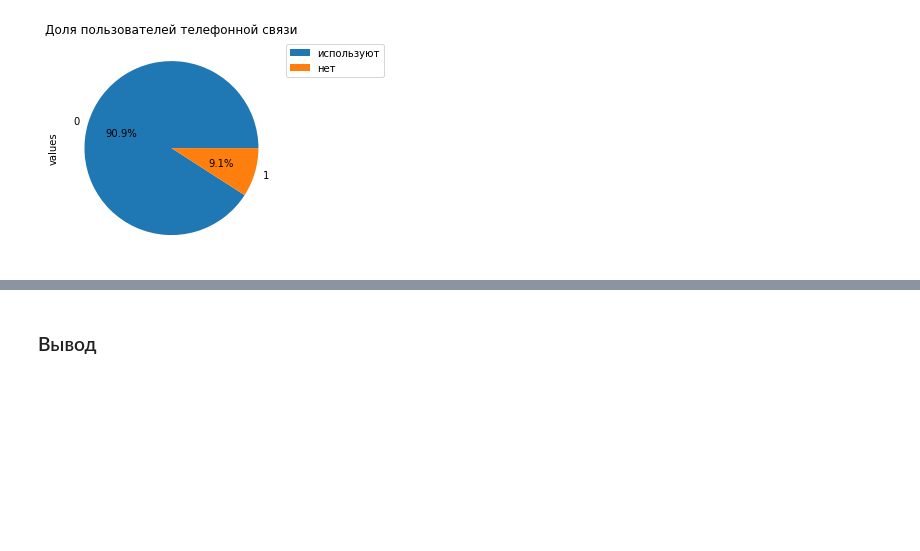
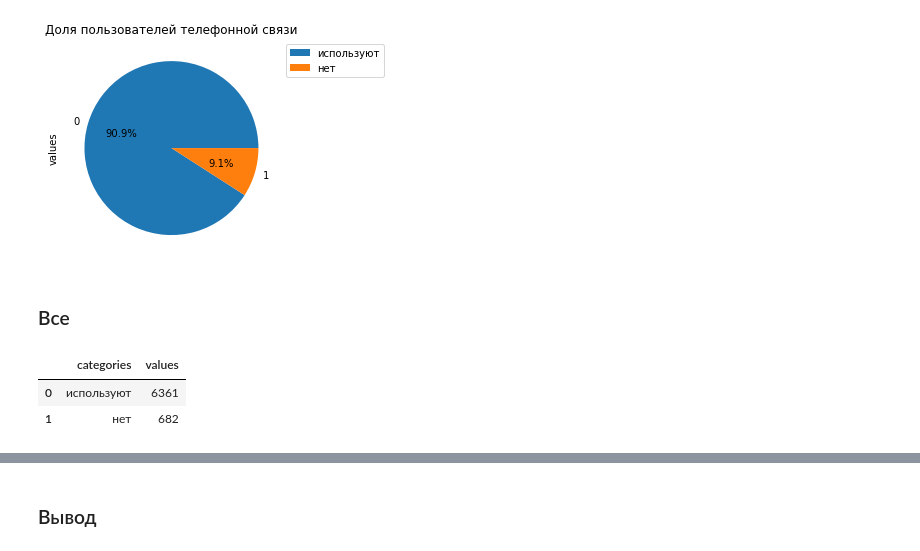
Before and after one commit to Chularev/study_cv, a Jupyter notebook: addition_task.ipynb, the cells around one changed output, grey strips where cells are left out. Saved outputs shown, nothing was run; the diff lists cells and outputs as text; code cells hidden in the pictures; blank space fills up the shorter version.

```diff
--- a/addition_task.ipynb
+++ b/addition_task.ipynb
@@ -831,3 +831,5 @@ table.plot(kind='pie', y='values', title=title, autopct='%1.1f%%').legend(table[
 # %% [output]
 <matplotlib.legend.Legend at 0x...>
 [figure]
+# %% [markdown]
+### Все
@@ -833,0 +840,6 @@ table.plot(kind='pie', y='values', title=title, autopct='%1.1f%%').legend(table[
+# %%
+table
+# %% [output]
+|  | categories | values |
+| 0 | используют | 6361 |
+| 1 | нет | 682 |
```
Also changed, not shown: parts of 20 cells of this notebook.
